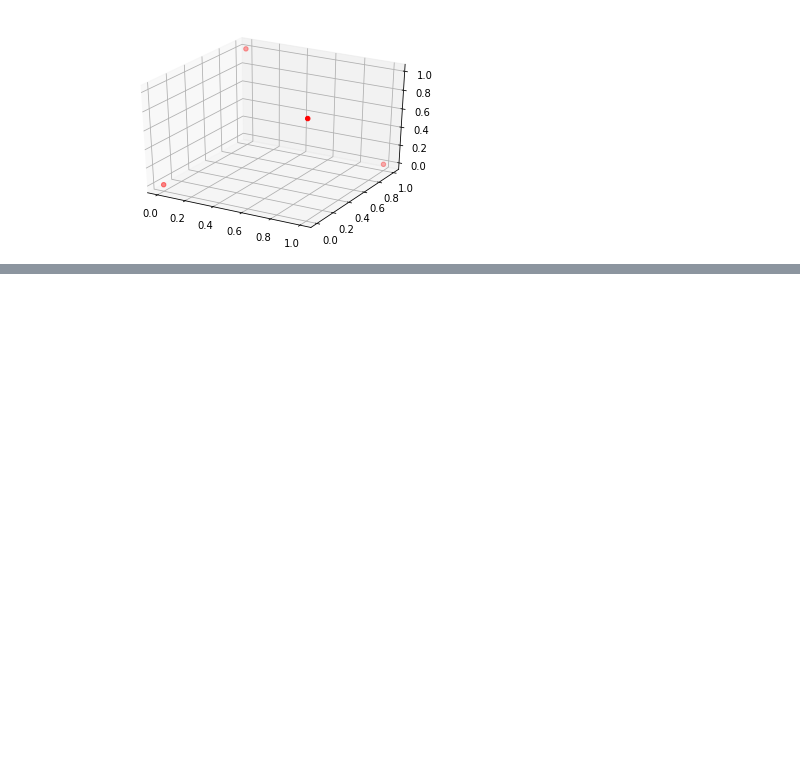
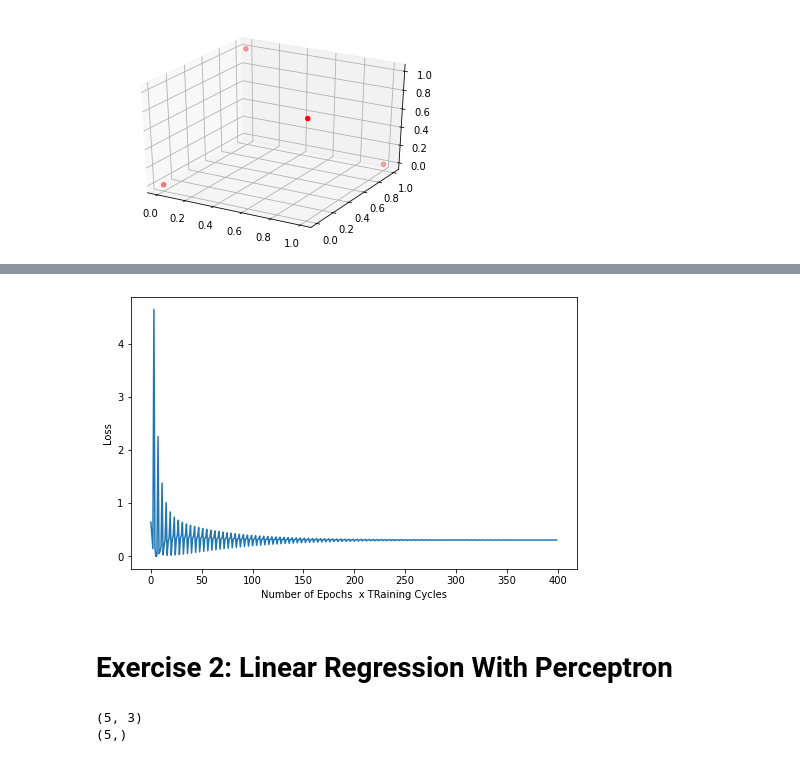
Before and after one commit to ilirsheraj/AutoEncoders-GANs, a Jupyter notebook: Chpt_01_Basics_DL.ipynb, the cells around one changed output, grey strips where cells are left out. Saved outputs shown, nothing was run; the diff lists cells and outputs as text; code cells hidden in the pictures; blank space fills up the shorter version.

```diff
--- a/Chpt_01_Basics_DL.ipynb
+++ b/Chpt_01_Basics_DL.ipynb
@@ -58,14 +60,13 @@ for i in range(len(X)):
 # %%
-# Train the Perceptron
+# Let's train a perceptron
 learning_rate = 0.1
 epochs = 100
 history = []
-
-for _ in range(epochs):
+for i in range(epochs):
     for inputs, label in zip(X,Y):
         prediction = np.dot(inputs, weights[1:]) + weights[0]
         loss = label - prediction
         history.append(loss*loss)
-        print("loss = {}".format(loss*loss))
-        weights[1:] += learning_rate * loss * inputs
+#        print("loss = {}".format(history[i]))
+        weights[1:] += learning_rate*loss*inputs
         weights[0] += learning_rate*loss
@@ -89,0 +73,19 @@ loss = 0.309001982968031
+# %%
+fig = plt.figure(figsize=(8,5))
+plt.plot(history)
+plt.xlabel("Number of Epochs  x TRaining Cycles")
+plt.ylabel("Loss")
+plt.show()
+# %% [output]
+[figure, added]
+# %% [markdown]
+# Exercise 2: Linear Regression With Perceptron
+# %%
+X = np.array([[1,2,3], [3,4,5], [5,6,7], [7,8,9], [9,8,7]])
+Y = np.array([1,2,3,4,5])
+
+print(X.shape)
+print(Y.shape)
+# %% [output]
+(5, 3)
+(5,)
```
Also changed, not shown: parts of 19 cells of this notebook.
